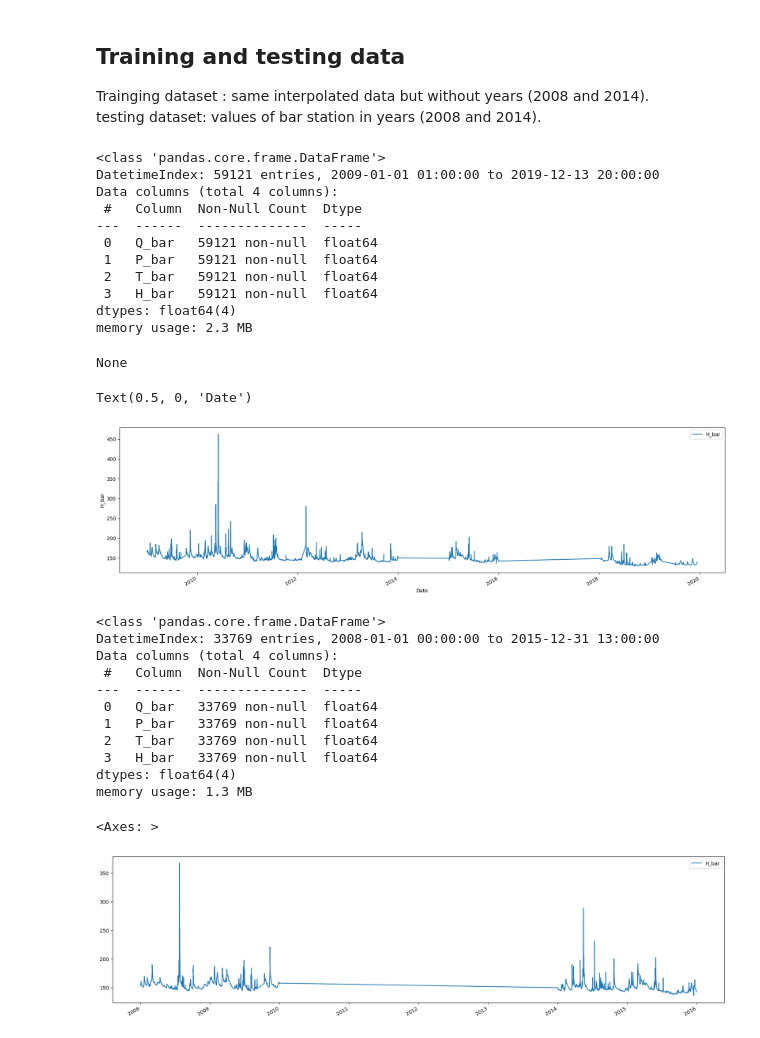
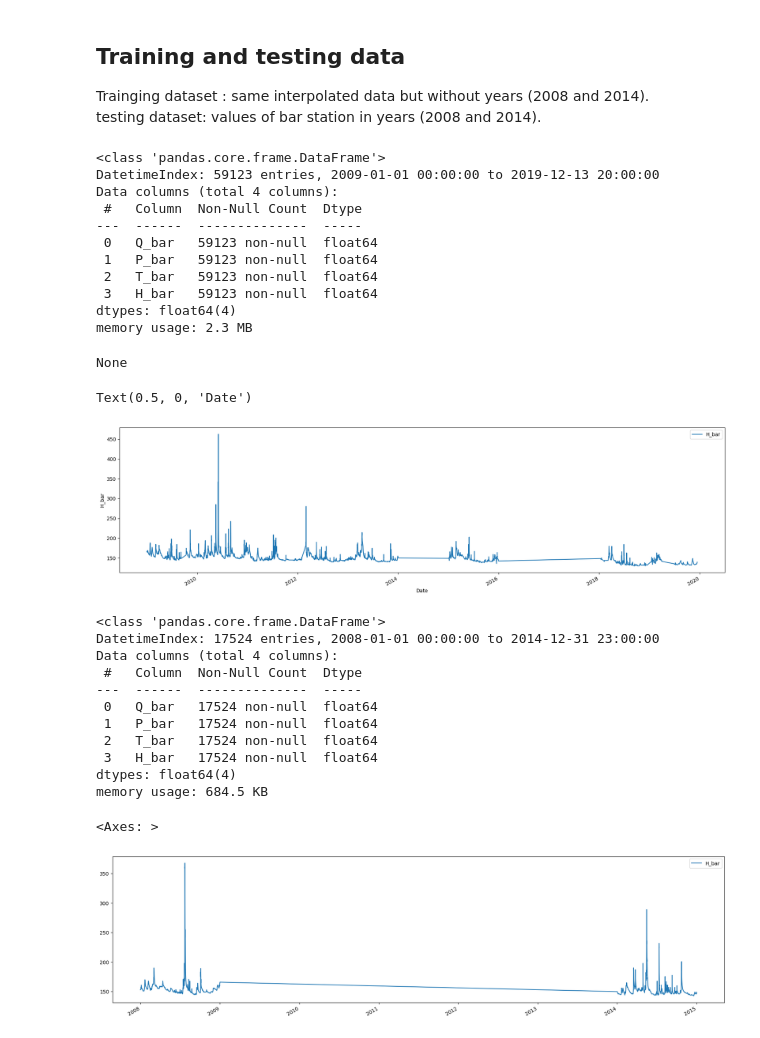
Before and after one commit to omardwahba/water_lvl_pred, a Jupyter notebook: Dataset/data_set_eplanation_and_explore.ipynb, the cells around one changed output. Cells and saved outputs as stored; diff of their text form; code cells hidden in the pictures.

Commit message:
fixed a bug in building the train and test datasets. repushing the results

```diff
--- a/Dataset/data_set_eplanation_and_explore.ipynb
+++ b/Dataset/data_set_eplanation_and_explore.ipynb
@@ -137,8 +137,8 @@ memory usage: 0.0 bytes
 Trainging dataset : same interpolated data but without years (2008 and 2014).<br>
 testing dataset: values of bar station in years (2008 and 2014).
 # %%
-train_data = simple_ds[(simple_ds.index > "2009") & (simple_ds.index < "2014")]
-train_data = pd.concat([train_data, simple_ds[simple_ds.index > "2015"]],ignore_index=False)
+train_data = simple_ds[(simple_ds.index >= "2009") & (simple_ds.index < "2014")]
+train_data = pd.concat([train_data, simple_ds[simple_ds.index >= "2015"]],ignore_index=False)
 display(train_data.info())
 train_data.plot(y='H_bar', figsize=(22,6))
 train_data.to_csv('one_station_train_data.csv')
@@ -147,37 +147,37 @@ plt.ylabel(column)
 plt.xlabel('Date')
 # %% [output]
 <class 'pandas.core.frame.DataFrame'>
-DatetimeIndex: 59121 entries, 2009-01-01 01:00:00 to 2019-12-13 20:00:00
+DatetimeIndex: 59123 entries, 2009-01-01 00:00:00 to 2019-12-13 20:00:00
 Data columns (total 4 columns):
  #   Column  Non-Null Count  Dtype
 ---  ------  --------------  -----
- 0   Q_bar   59121 non-null  float64
- 1   P_bar   59121 non-null  float64
- 2   T_bar   59121 non-null  float64
- 3   H_bar   59121 non-null  float64
+ 0   Q_bar   59123 non-null  float64
+ 1   P_bar   59123 non-null  float64
+ 2   T_bar   59123 non-null  float64
+ 3   H_bar   59123 non-null  float64
 dtypes: float64(4)
 memory usage: 2.3 MB
 None
 Text(0.5, 0, 'Date')
 [figure]
 # %%
-data_2008 = simple_ds["2008" : '2009']
-data_2014 = simple_ds["2014" : '2015']
+data_2008 = simple_ds["2008" : '2008-12-31']
+data_2014 = simple_ds["2014" : '2014-12-31']
 test_data = pd.concat([data_2008, data_2014],ignore_index=False)
 test_data.info()
 test_data.to_csv('one_station_test_data.csv')
 test_data.plot(y='H_bar', figsize=(22,6))
 # %% [output]
 <class 'pandas.core.frame.DataFrame'>
-DatetimeIndex: 33769 entries, 2008-01-01 00:00:00 to 2015-12-31 13:00:00
+DatetimeIndex: 17524 entries, 2008-01-01 00:00:00 to 2014-12-31 23:00:00
 Data columns (total 4 columns):
  #   Column  Non-Null Count  Dtype
 ---  ------  --------------  -----
- 0   Q_bar   33769 non-null  float64
- 1   P_bar   33769 non-null  float64
- 2   T_bar   33769 non-null  float64
- 3   H_bar   33769 non-null  float64
+ 0   Q_bar   17524 non-null  float64
+ 1   P_bar   17524 non-null  float64
+ 2   T_bar   17524 non-null  float64
+ 3   H_bar   17524 non-null  float64
 dtypes: float64(4)
-memory usage: 1.3 MB
+memory usage: 684.5 KB
 <Axes: >
-[figure, old version]
+[figure, new version]
```
Also changed, not shown: 9 other files.
